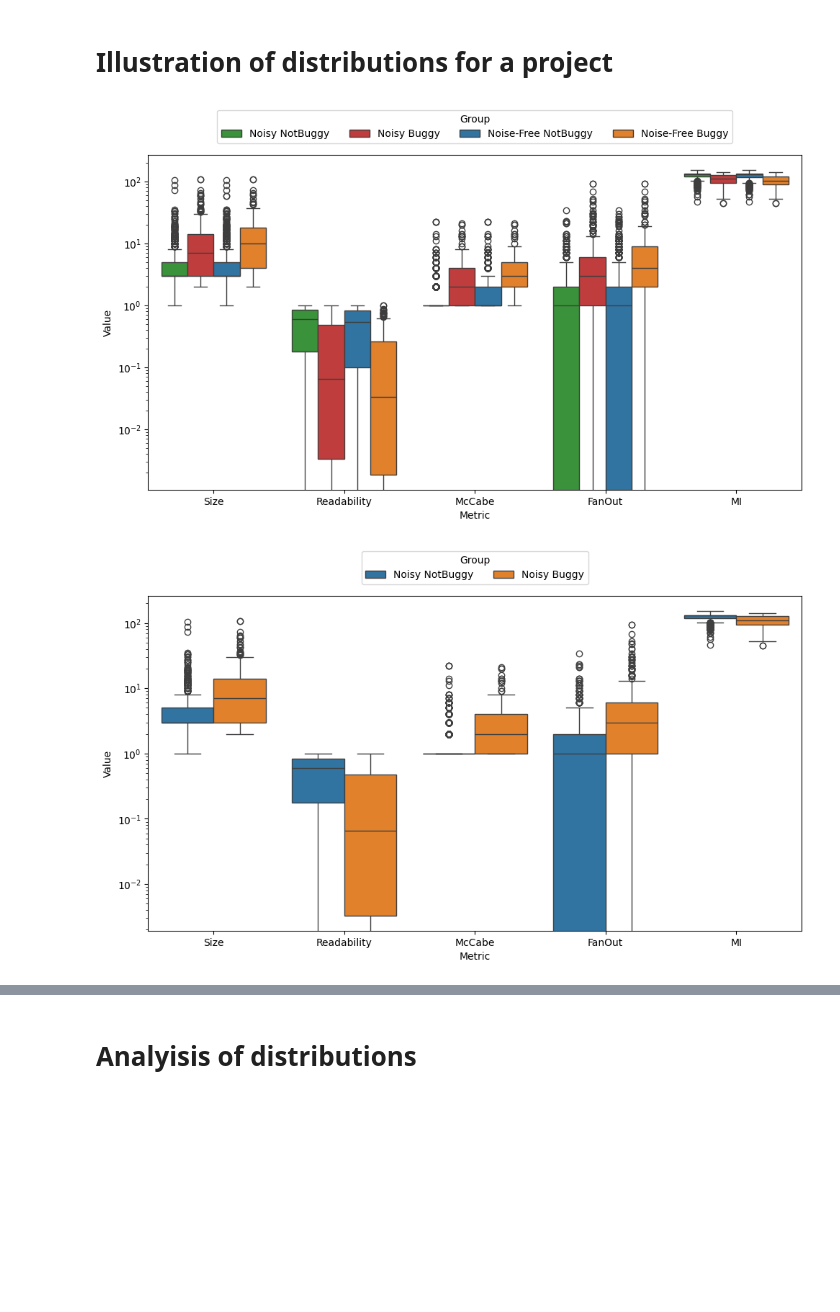
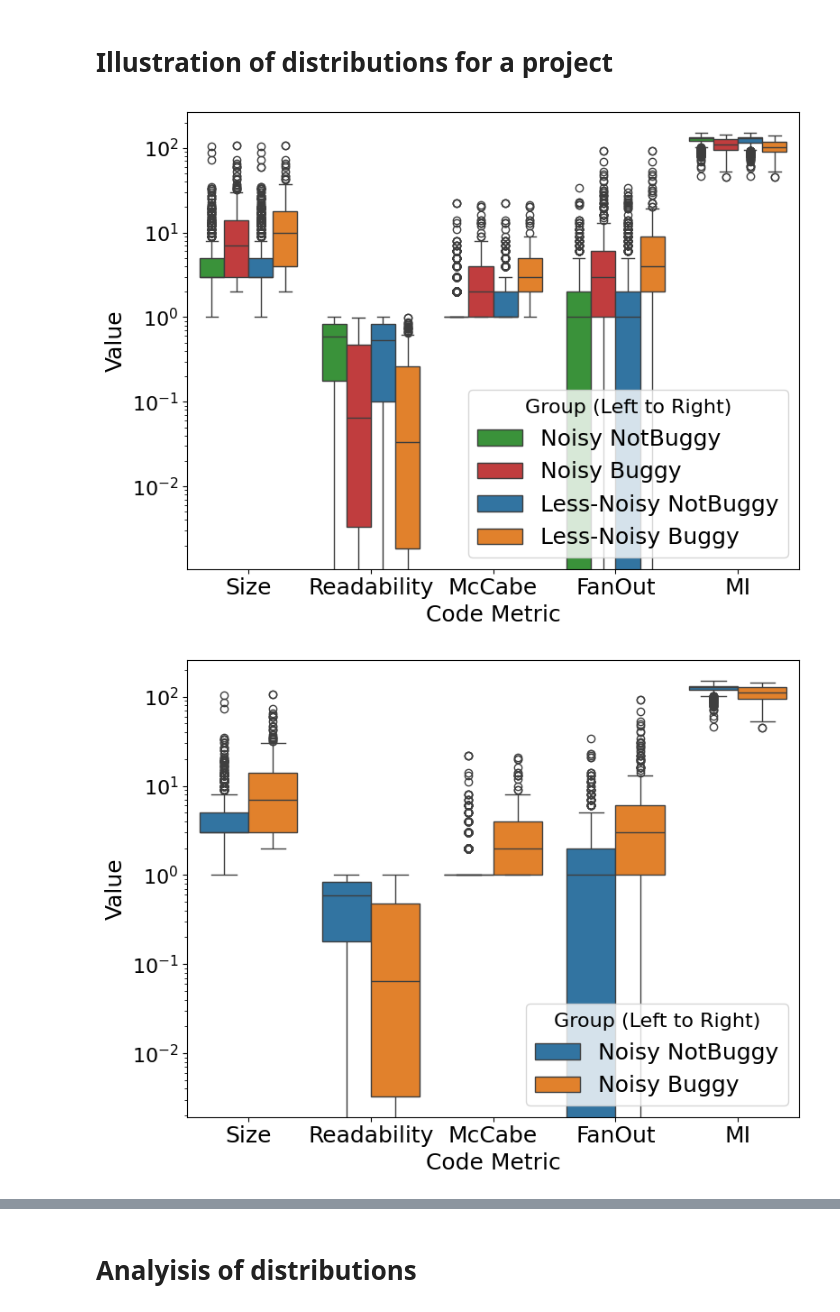
Before and after one commit to SQMLab/Tangled, a Jupyter notebook: RQ4.ipynb, the cells around one changed output, grey strips where cells are left out. Drawn from its saved outputs; the diff is of its cells as text; code cells hidden in the pictures; blank space fills up the shorter version.

Commit message:
Update graph plotting

```diff
--- a/RQ4.ipynb
+++ b/RQ4.ipynb
@@ -9,27 +9,33 @@ from modules.CliffsDelta import cliffsDelta
 from tabulate import tabulate
 from IPython.display import display, HTML
 # %%
-def plot_box_plot(long_df):
+def plot_box_plot(long_df, save_path = None):
+    fontsize = 18
     if long_df["Group"].unique().shape[0] > 2:
         custom_palette = {
-            'Noise-Free Buggy': '#ff7f0e',        # red
-            'Noise-Free NotBuggy': '#1f77b4',    # blue
+            'Less-Noisy Buggy': '#ff7f0e',        # red
+            'Less-Noisy NotBuggy': '#1f77b4',    # blue
             'Noisy Buggy': '#d62728',         # orange
             'Noisy NotBuggy': '#2ca02c'      # green
         }
     else:
         custom_palette = {
-            'Noise-Free Buggy': '#ff7f0e',        # red
-            'Noise-Free NotBuggy': '#1f77b4',    # blue
+            'Less-Noisy Buggy': '#ff7f0e',        # red
+            'Less-Noisy NotBuggy': '#1f77b4',    # blue
             'Noisy Buggy': '#ff7f0e',         # orange
             'Noisy NotBuggy': '#1f77b4'      # green
         }
-    plt.figure(figsize=(10, 6))
+    plt.figure(figsize=(8, 6))
     sns.boxplot(data=long_df, x='Metric', y='Value', hue='Group', palette=custom_palette)
     plt.yscale('log')
-    plt.ylabel('Value')
-    plt.legend(title='Group', loc='upper center', bbox_to_anchor=(0.5, 1.15), ncol=4)
+    plt.xlabel("Code Metric", fontsize=fontsize)
+    plt.xticks(fontsize=fontsize)
+    plt.yticks(fontsize=fontsize-2)
+    plt.ylabel('Value', fontsize=fontsize)
+    plt.legend(title='Group (Left to Right)', loc='lower right',fontsize=fontsize,  title_fontsize=fontsize-2)
     plt.tight_layout()
+    if save_path is not None:
+        plt.savefig(save_path, format="pdf", dpi=300,bbox_inches='tight')
     plt.show()
 # %% [markdown]
 # Illustration of distributions for a project
@@ -50,8 +56,8 @@ noisy_df = pd.read_csv(noisy_dir).rename(columns=rename_cols)
 noisy_buggy = noisy_df[noisy_df["Decision"] == "Buggy"][cols]
 noisy_notbuggy = noisy_df[noisy_df["Decision"] == "NotBuggy"][cols]
 
-noise_free_buggy["Group"] = "Noise-Free Buggy"
-noise_free_notbuggy["Group"] = "Noise-Free NotBuggy"
+noise_free_buggy["Group"] = "Less-Noisy Buggy"
+noise_free_notbuggy["Group"] = "Less-Noisy NotBuggy"
 noisy_buggy["Group"] = "Noisy Buggy"
 noisy_notbuggy["Group"] = "Noisy NotBuggy"
 
@@ -64,9 +70,9 @@ long_df_noisy = combined_df_noisy.melt(id_vars='Group', var_name='Metric', value
 combined_df = pd.concat([noisy_notbuggy, noisy_buggy, noise_free_notbuggy, noise_free_buggy])
 long_df = combined_df.melt(id_vars='Group', var_name='Metric', value_name='Value')
 # %%
-plot_box_plot(long_df)
+plot_box_plot(long_df, "./Results/RQ4/titan_boxplot.pdf")
 plot_box_plot(long_df_noisy)
 plot_box_plot(long_df_noise_free)
 # %% [output]
-[figure, old version]
+[figure, new version]
-[figure, old version]
+[figure, new version]
```
Also changed, not shown: parts of 5 cells of this notebook, 1 other file.
